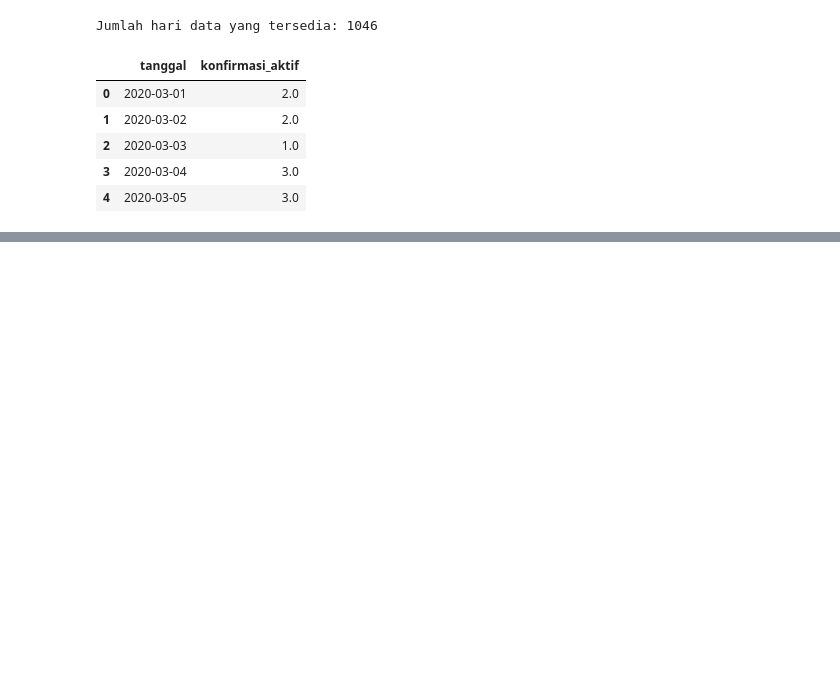
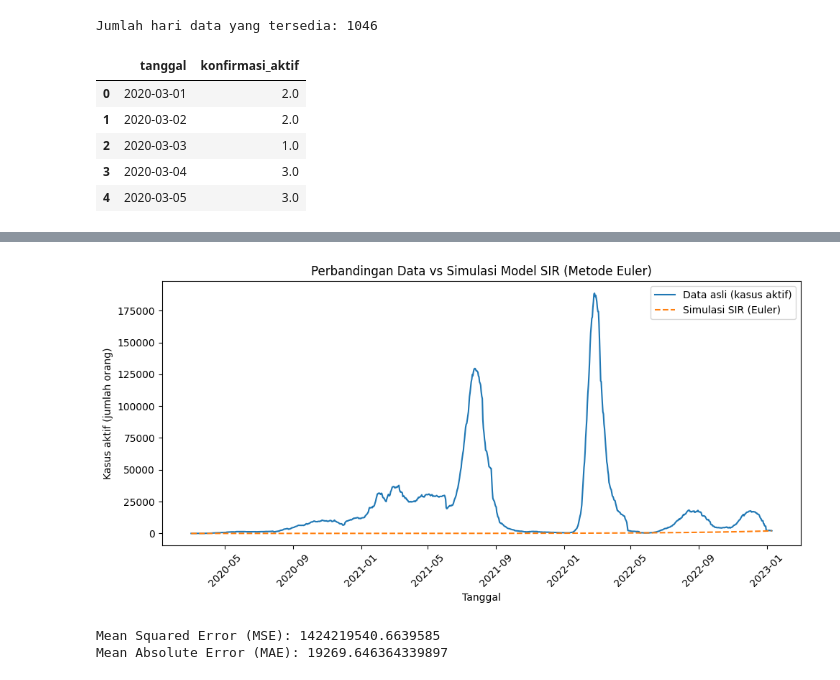
Before and after one commit to rimaaidah/Eular-Method, a Jupyter notebook: TA09.ipynb, the cells around one changed output, grey strips where cells are left out. Cells and saved outputs as stored; diff of their text form; code cells hidden in the pictures; blank space fills up the shorter version.

```diff
--- a/TA09.ipynb
+++ b/TA09.ipynb
@@ -173,0 +202,13 @@ plt.show()
+# %%
+# 9. Gabungkan data asli dan hasil simulasi ke satu DataFrame
+
+I_data_used = I_data[: len(I_sim_count)]
+tanggal_used = tanggal[: len(I_sim_count)]
+
+df_result = pd.DataFrame({
+    "tanggal": tanggal_used,
+    "I_data": I_data_used,
+    "I_SIR_Euler": I_sim_count
+})
+
+df_result.head()
@@ -173,0 +222,27 @@ plt.show()
+# %%
+# 10. Plot data vs hasil simulasi SIR (Euler)
+
+plt.figure(figsize=(10, 5))
+plt.plot(df_result["tanggal"], df_result["I_data"], label="Data asli (kasus aktif)")
+plt.plot(df_result["tanggal"], df_result["I_SIR_Euler"], "--", label="Simulasi SIR (Euler)")
+plt.xlabel("Tanggal")
+plt.ylabel("Kasus aktif (jumlah orang)")
+plt.title("Perbandingan Data vs Simulasi Model SIR (Metode Euler)")
+plt.legend()
+plt.xticks(rotation=45)
+plt.tight_layout()
+plt.show()
+# %% [output]
+[figure, added]
+# %%
+# 11. Menghitung error antara data dan simulasi (MSE dan MAE)
+
+diff = df_result["I_SIR_Euler"].values - df_result["I_data"].values
+mse = np.mean(diff**2)
+mae = np.mean(np.abs(diff))
+
+print("Mean Squared Error (MSE):", mse)
+print("Mean Absolute Error (MAE):", mae)
+# %% [output]
+Mean Squared Error (MSE): 1424219540.6639585
+Mean Absolute Error (MAE): 19269.646364339897
```
Also changed, not shown: parts of 9 cells of this notebook, 1 other file.
